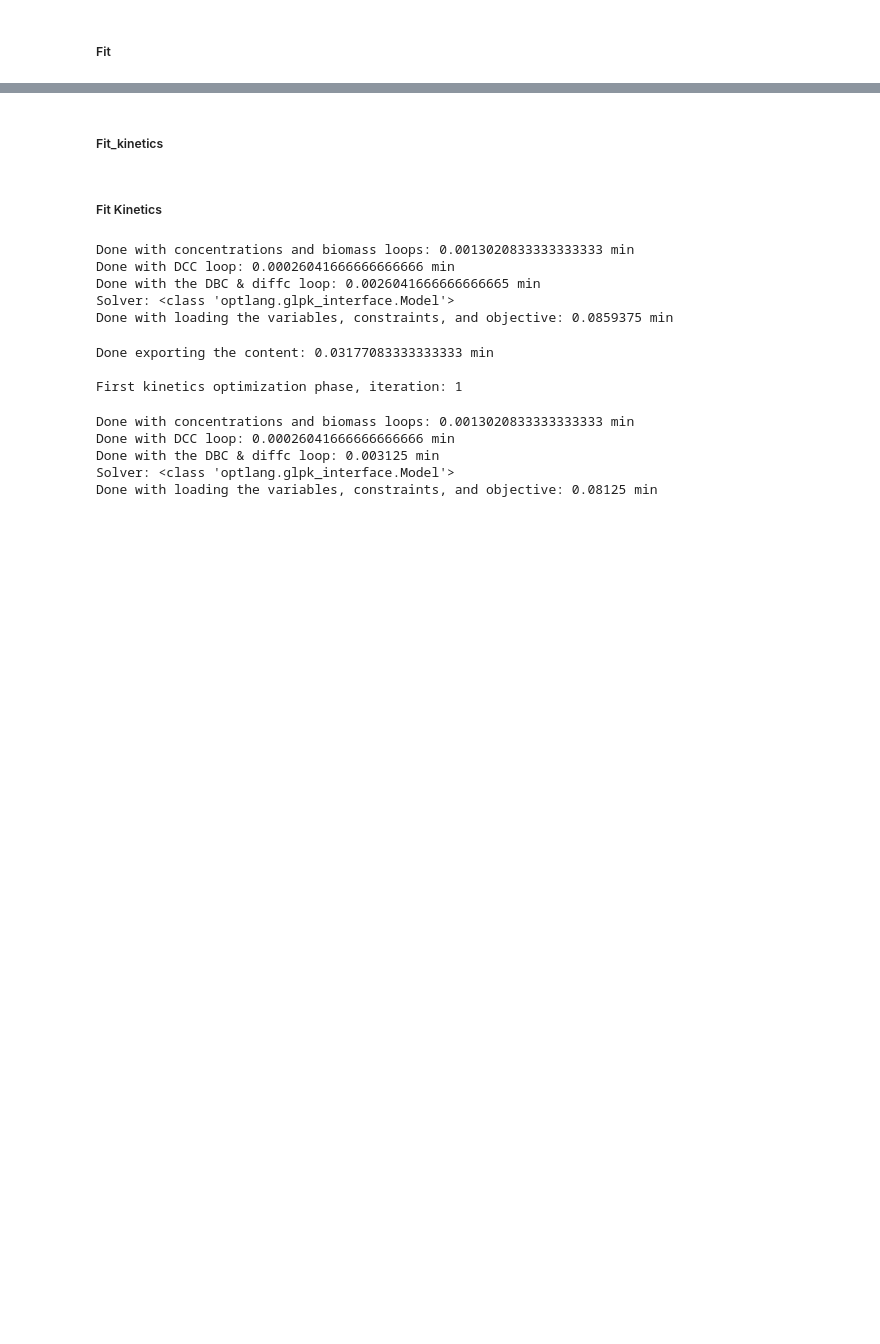
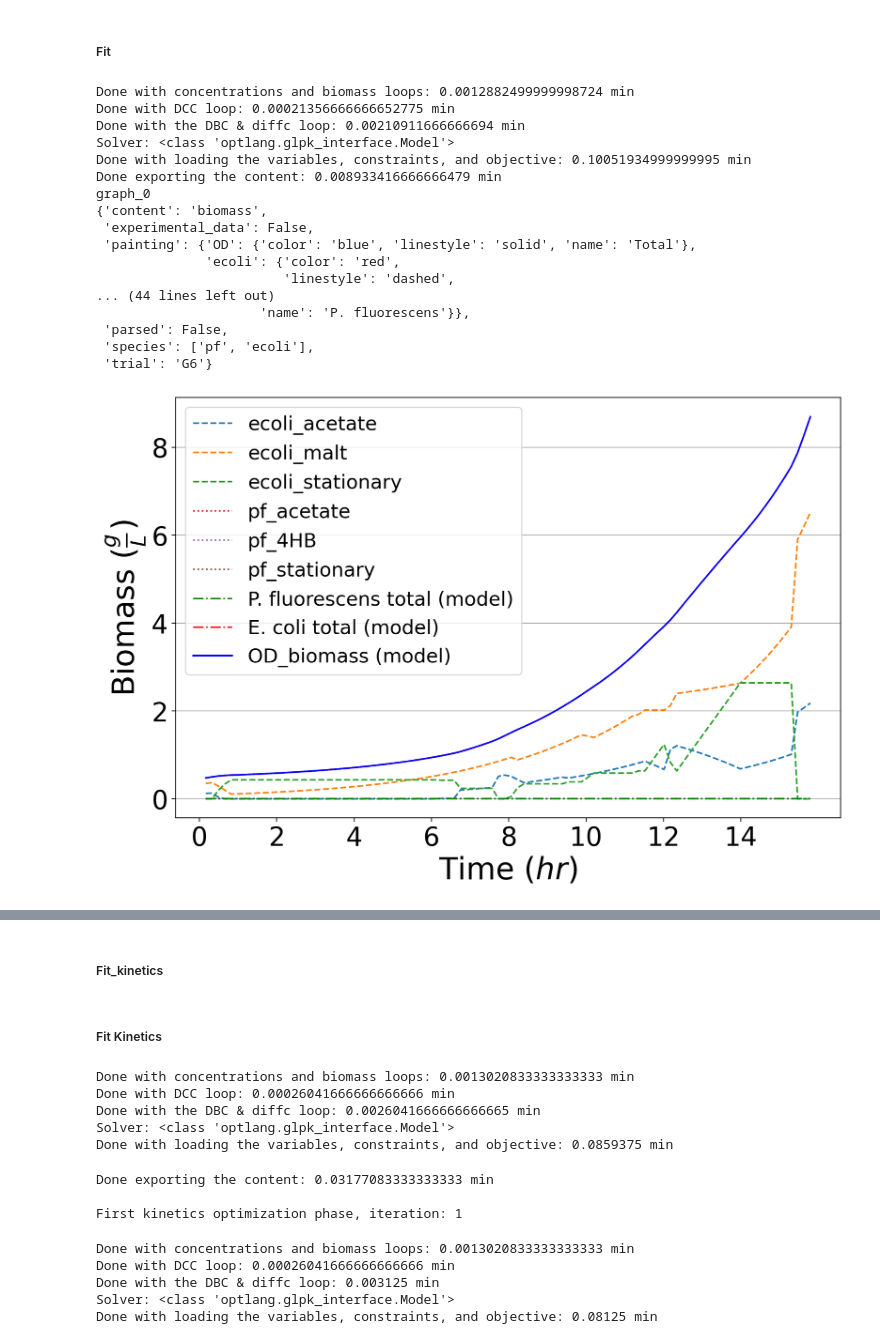
Before and after one commit to ModelSEED/ProjectNotebooks, a Jupyter notebook: CommunityModeling/CommFitting/kinetic_rates.ipynb, the cells around one changed output, grey strips where cells are left out. Drawn from its saved outputs; the diff is of its cells as text; code cells hidden in the pictures; blank space fills up the shorter version.

```diff
--- a/CommunityModeling/CommFitting/kinetic_rates.ipynb
+++ b/CommunityModeling/CommFitting/kinetic_rates.ipynb
@@ -234,7 +232,7 @@ experimental_metadata, growth_df, fluxes_df, standardized_carbon_conc, trial_nam
         'cpd00136': {'B':0, 'C': 0, 'D': 1, 'E': 1, 'F': 4, 'G': 4},
         'cpd00179': {'B':5, 'C': 5, 'D':5, 'E': 5, 'F': 5, 'G': 5},
     }},
-    ignore_trials = {'rows': ['C', 'D', 'E', 'F', 'G'], 'columns': [1,2,3,4,6,7,8,9,10,11,12]},
+    ignore_trials = {'rows': ['C', 'D', 'E', 'F', 'G'], 'columns': [1,2,3,4,5,6,8,9,10,11,12]},
     # ignore_timesteps="10:",  # The
     species_identities_rows = {
         1:{"ecoli":"mRuby"},
@@ -264,22 +269,41 @@ The ['B2', 'B3', 'B4', 'B6', 'B7', 'B8', 'B9', 'B10', 'B11', 'B12', 'C2', 'C3',
 # %%
 %run mscommfitting.py
 
 maltose_4HB_commfit = CommPhitting(fluxes_df, standardized_carbon_conc, media_conc, growth_df, experimental_metadata)
 maltose_4HB_commfit.fit(
     parameters={
         'v':.3,
         'cvmin': .1,
         'bcv': 0.0001,
         'diffpos': 100,
         'diffneg': 100
         },
      mets_to_track = ["cpd00179","cpd00029"],
      rel_final_conc = {"cpd00179":0.2},
      zero_start=["cpd00029"],
     abs_final_conc={"cpd00029":0.5}, # metabolomics data
-       graphs = update_graphs("G4", None),
+       graphs = update_graphs("G6", None),
      # export_zip_name='for_michaelis_menten.zip',
      # data_timesteps = {"A3":list(range(10))},
     # msdb_path='../../../ModelSEED/ModelSEEDDatabase'
     msdb_path='../../../ModelSEEDDatabase',
     publishing=True)
+# %% [output]
+Done with concentrations and biomass loops: 0.0012882499999998724 min
+Done with DCC loop: 0.00021356666666652775 min
+Done with the DBC & diffc loop: 0.00210911666666694 min
+Solver: <class 'optlang.glpk_interface.Model'>
+Done with loading the variables, constraints, and objective: 0.10051934999999995 min
+Done exporting the content: 0.008933416666666479 min
+graph_0
+{'content': 'biomass',
+ 'experimental_data': False,
+ 'painting': {'OD': {'color': 'blue', 'linestyle': 'solid', 'name': 'Total'},
+              'ecoli': {'color': 'red',
+                        'linestyle': 'dashed',
+... (44 lines left out)
+                     'name': 'P. fluorescens'}},
+ 'parsed': False,
+ 'species': ['pf', 'ecoli'],
+ 'trial': 'G6'}
+[figure, added]
```
Also changed, not shown: parts of 3 cells of this notebook, 15 other files.
